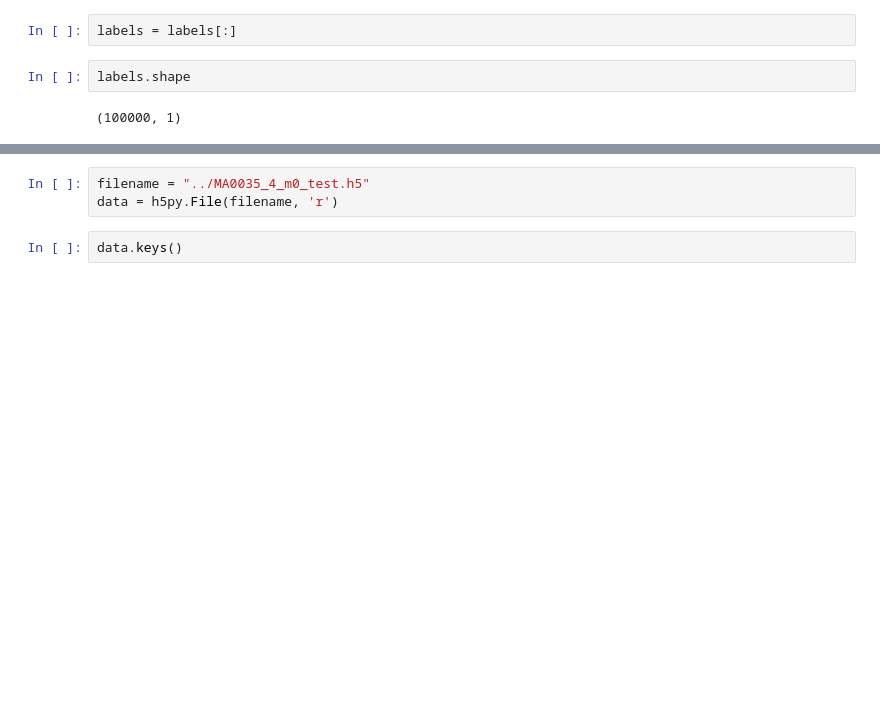
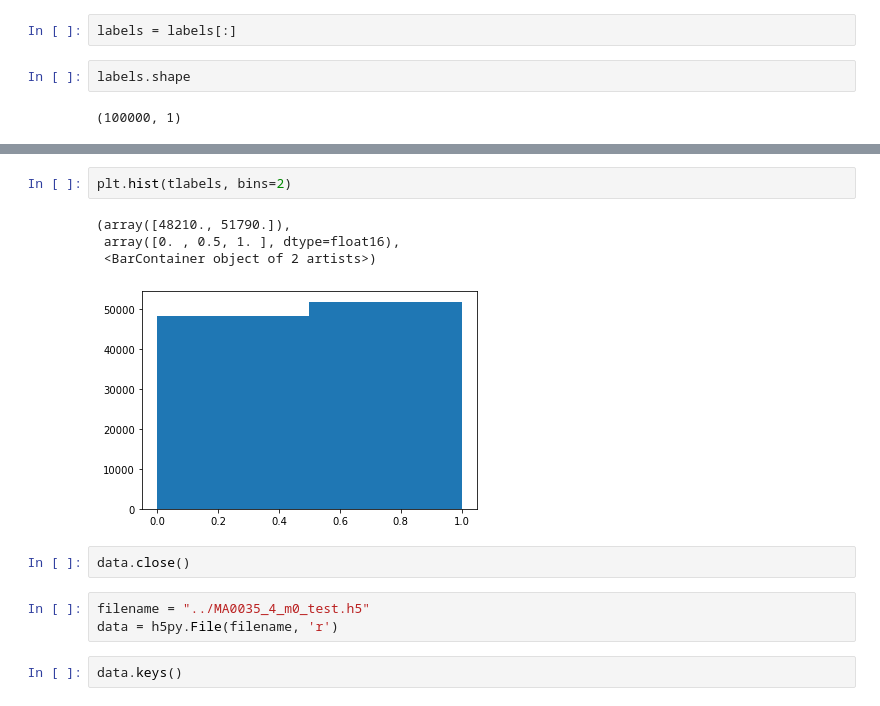
Before and after one commit to seqpipe/syntfbs, a Jupyter notebook: notebooks/01-data-exploration.ipynb, the cells around one changed output, grey strips where cells are left out. Drawn from its saved outputs; the diff is of its cells as text; blank space fills up the shorter version.

```diff
--- a/notebooks/01-data-exploration.ipynb
+++ b/notebooks/01-data-exploration.ipynb
@@ -30,3 +35,12 @@ plt.hist(labels, bins=1000);
+# %%
+plt.hist(tlabels, bins=2)
+# %% [output]
+(array([48210., 51790.]),
+ array([0. , 0.5, 1. ], dtype=float16),
+ <BarContainer object of 2 artists>)
+[figure, added]
+# %%
+data.close()
 # %%
 filename = "../MA0035_4_m0_test.h5"
 data = h5py.File(filename, 'r')
```
Also changed, not shown: parts of 4 cells of this notebook, 1 other file.
